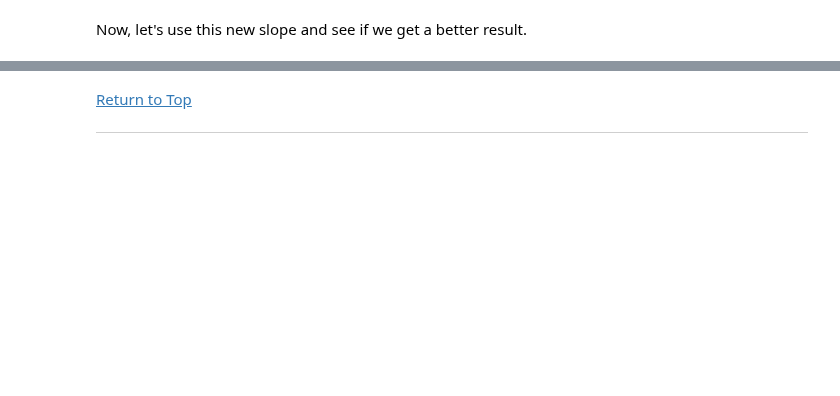
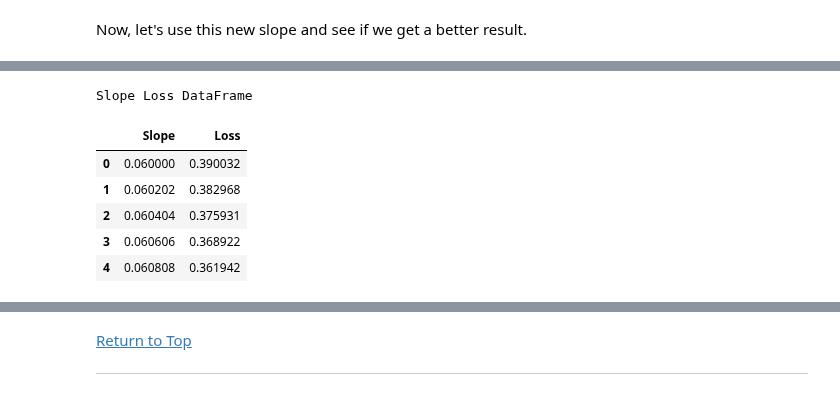
Before and after one commit to dr-bankert-augustana/PHYS_200, a Jupyter notebook: Lessons/Module_3/Lesson_3_3.ipynb, the cells around one changed output, grey strips where cells are left out. Saved outputs shown, nothing was run; the diff lists cells and outputs as text; code cells hidden in the pictures; blank space fills up the shorter version.

```diff
--- a/Lessons/Module_3/Lesson_3_3.ipynb
+++ b/Lessons/Module_3/Lesson_3_3.ipynb
@@ -842,0 +959,79 @@ print("Simulation RMSE: ", loss, " billion")
+# %%
+##=============================================================================================##
+## Create a List of Slopes:                                                                    ##
+##=============================================================================================##
+
+# Set the first slope to test:
+
+first_slope = 0.06
+
+# Set the last slope to test:
+
+last_slope = 0.08
+
+# Set the number of slopes to test:
+
+n_slopes = 100
+
+# Create a numpy array of slopes:
+
+slopes = np.linspace(first_slope, last_slope, n_slopes)
+
+##=============================================================================================##
+## Loop Through Slope Values:                                                                  ##
+##=============================================================================================##
+
+# Create a list to store the loss values:
+
+loss_list = []
+
+for slope in slopes:
+
+  # Generate the parameters Series:
+
+  parameters = pd.Series({
+    "End Year"    : end_year,
+    "Step Size"   : step_size,
+    "Growth Rate" : slope
+  })
+
+  # Run the simulation:
+
+  simulation_history = run_simulation(parameters, initial_state)
+
+  # Analyze the simulation output:
+
+  loss = analyze_simulation(simulation_history, X, y, plot_data = False, display_data = False)
+
+  # Store the current loss:
+
+  loss_list.append(loss)
+
+##=============================================================================================##
+## Store Slopes and Loss in DataFrame:                                                         ##
+##=============================================================================================##
+
+slope_loss_df = pd.DataFrame({"Slope" : slopes, "Loss" : loss_list})
+
+# Display the DataFrame:
+
+display_dataframes([slope_loss_df], ["Slope Loss DataFrame"])
+
+##=============================================================================================##
+## Use the Query Function to Get the Slope with the Smallest Loss:                             ##
+##=============================================================================================##
+
+best_slope = slope_loss_df.query('Loss == Loss.min()')['Slope'].values[0]
+best_loss = slope_loss_df.query('Loss == Loss.min()')['Loss'].values[0]
+
+print()
+print("Best-Fit Slope: ", np.round(best_slope, 5))
+print("Best-Fit Loss:", np.round(best_loss, 5))
+# %% [output]
+Slope Loss DataFrame
+|  | Slope | Loss |
+| 0 | 0.060000 | 0.390032 |
+| 1 | 0.060202 | 0.382968 |
+| 2 | 0.060404 | 0.375931 |
+| 3 | 0.060606 | 0.368922 |
+| 4 | 0.060808 | 0.361942 |
```
Also changed, not shown: parts of 20 cells of this notebook.
